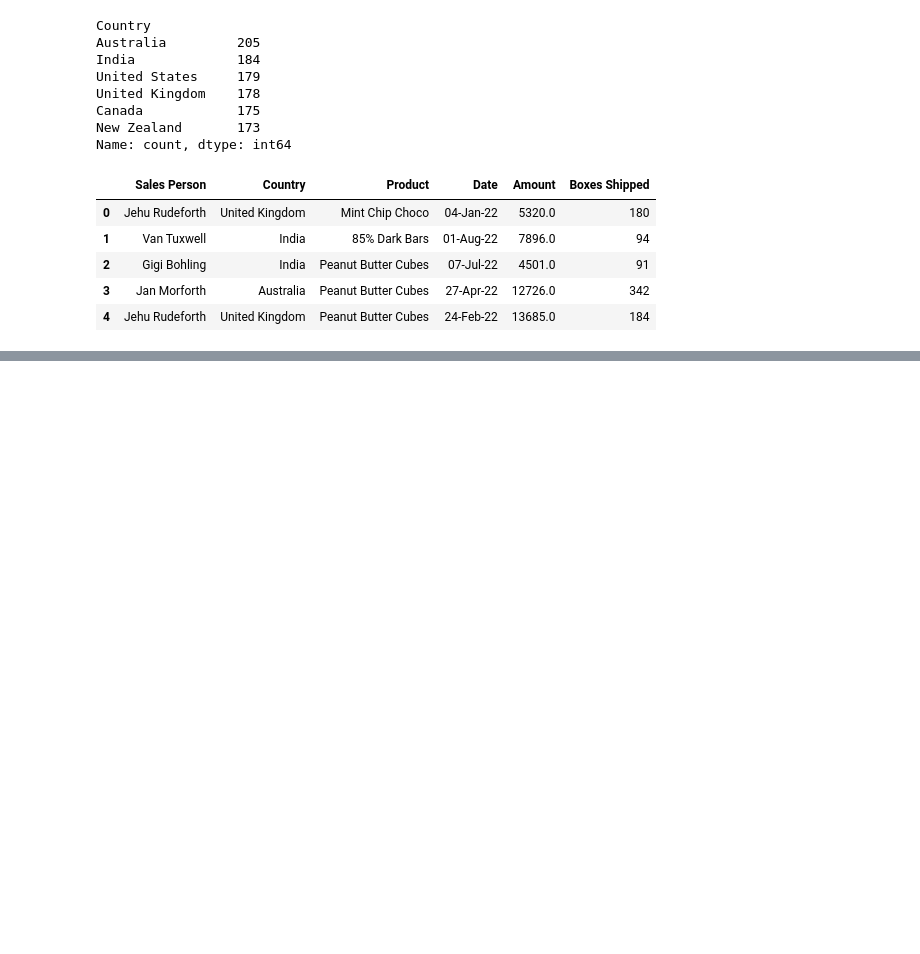
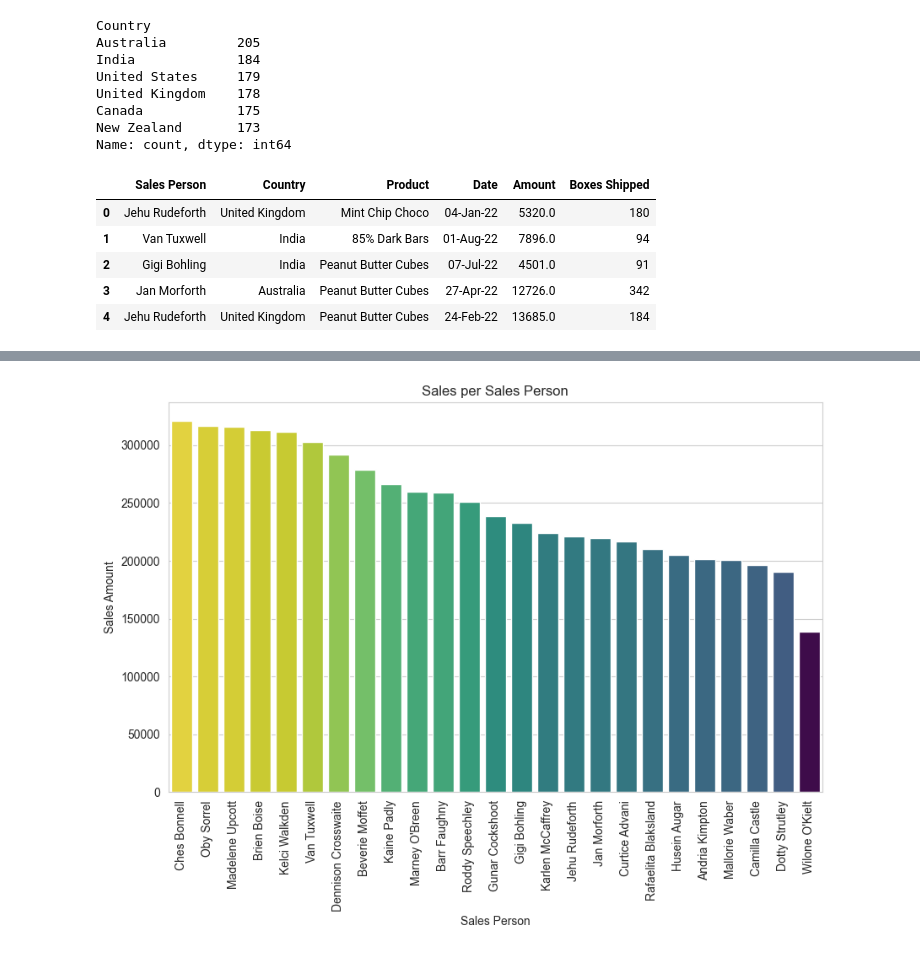
Before and after one commit to FiLuc97/special-goggles, a Jupyter notebook: notebooks/chocolate_sales.ipynb, the cells around one changed output, grey strips where cells are left out. Cells and saved outputs as stored; diff of their text form; code cells hidden in the pictures; blank space fills up the shorter version.

```diff
--- a/notebooks/chocolate_sales.ipynb
+++ b/notebooks/chocolate_sales.ipynb
@@ -106,2 +180,4 @@ df = pd.read_csv('../notebooks/cleaned_chocolate_sales.csv')
+# %%
+df['Date'] = pd.to_datetime(df['Date'], format='%Y-%m-%d')
 # %%
 sales_per_person = df.groupby('Sales Person')['Amount'].sum().sort_values(ascending=False)
@@ -127,0 +309,10 @@ Name: Amount, dtype: float64
+# %%
+plt.figure(figsize=(10, 6))
+sns.barplot(x=sales_per_person.index, y=sales_per_person.values, palette='viridis', hue=sales_per_person.head(25), legend=False)
+plt.xticks(rotation=90)
+plt.title('Sales per Sales Person')
+plt.xlabel('Sales Person')
+plt.ylabel('Sales Amount')
+plt.show()
+# %% [output]
+[figure, added]
```
Also changed, not shown: parts of 19 cells of this notebook, 1 other file.
